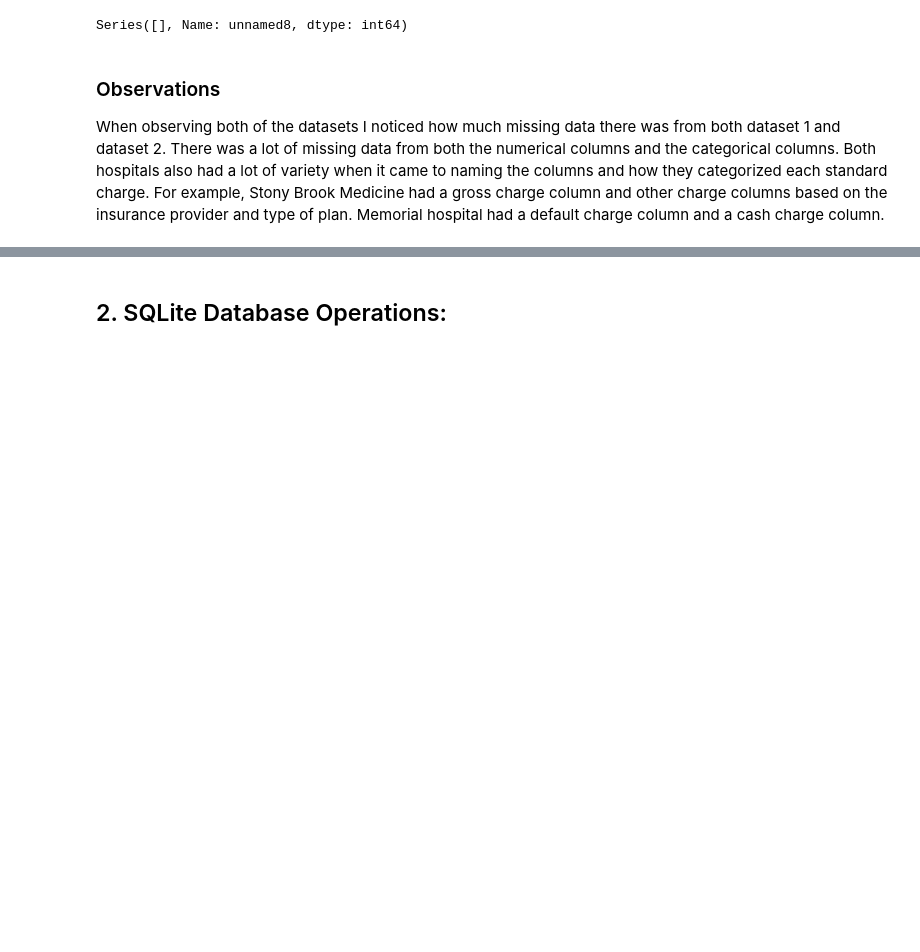
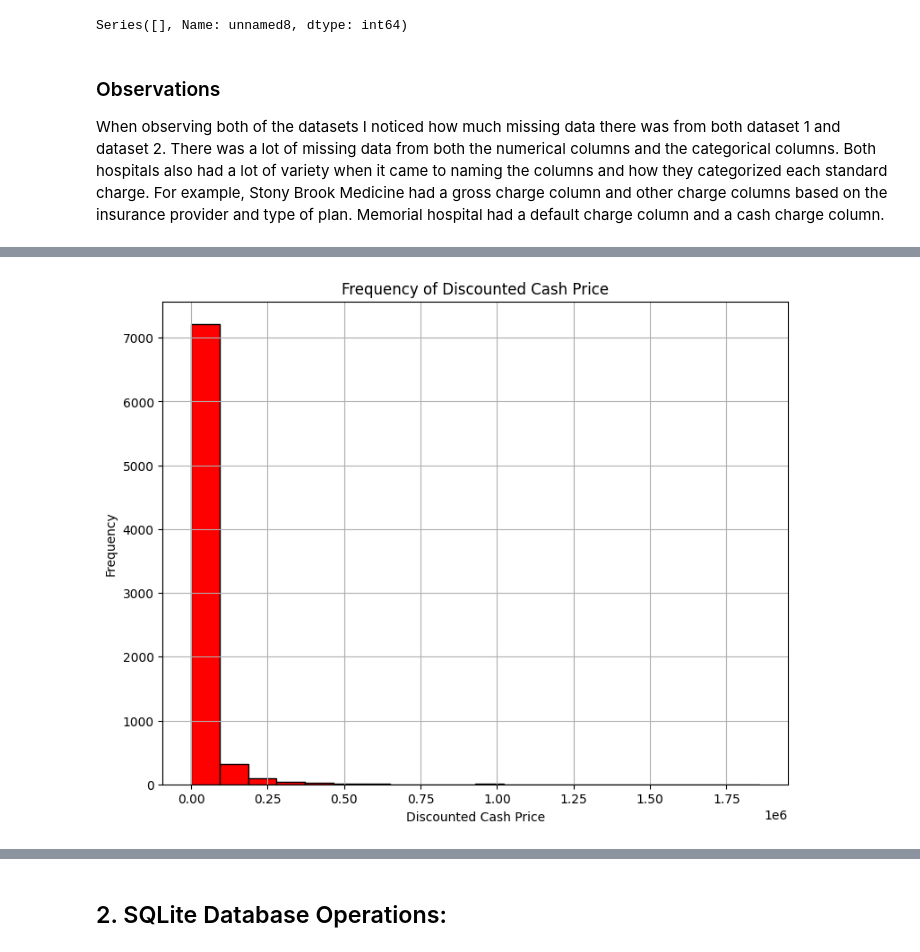
Before and after one commit to Alyssasorensen/sqlite_database_operations, a Jupyter notebook: sqlite_database_operations.ipynb, the cells around one changed output, grey strips where cells are left out. Drawn from its saved outputs; the diff is of its cells as text; code cells hidden in the pictures; blank space fills up the shorter version.

```diff
--- a/sqlite_database_operations.ipynb
+++ b/sqlite_database_operations.ipynb
@@ -715,0 +728,10 @@ When observing both of the datasets I noticed how much missing data there was fr
+# %%
+plt.figure(figsize=(9,7))
+plt.hist(sbm['discountedcashprice'], bins=20, color='red', edgecolor='black')
+plt.title('Frequency of Discounted Cash Price')
+plt.xlabel('Discounted Cash Price')
+plt.ylabel('Frequency')
+plt.grid(True)
+plt.show()
+# %% [output]
+[figure, added]
```
Also changed, not shown: parts of 15 cells of this notebook.
